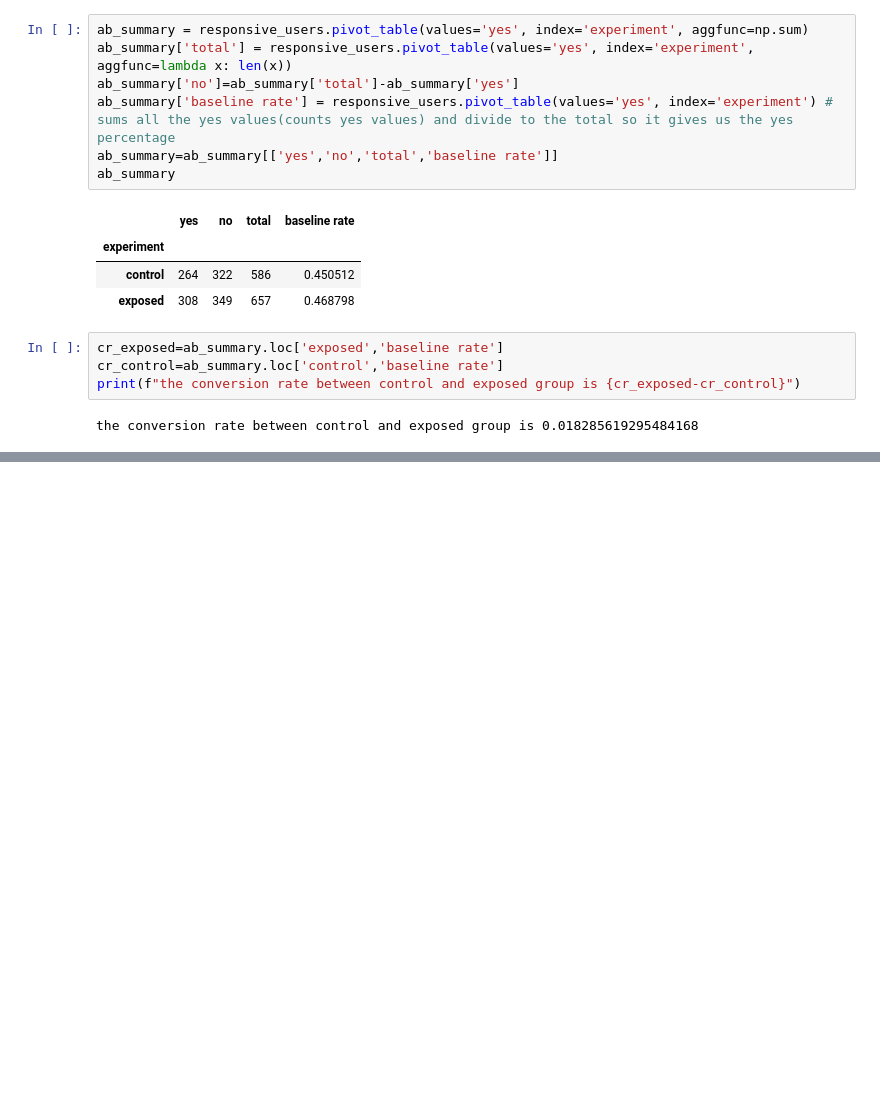
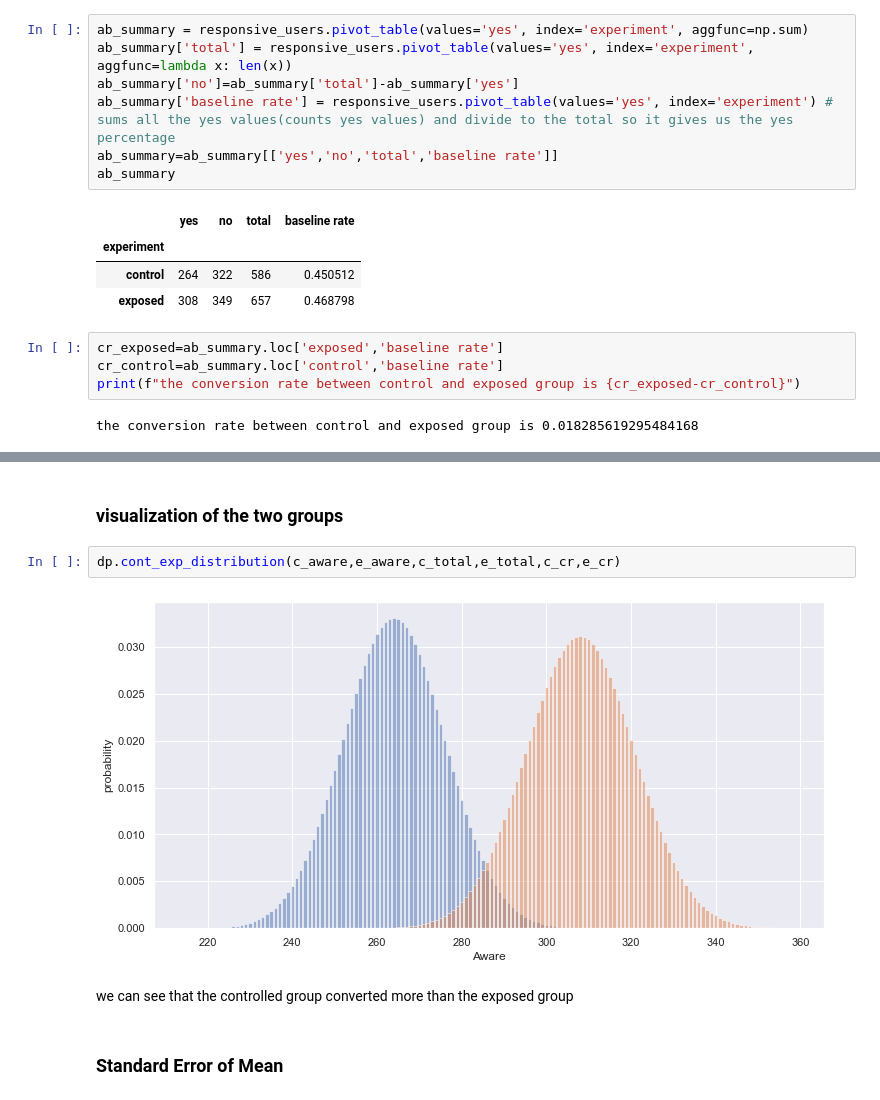
Before and after one commit to TenAcademy/A_B-Hypothesis-Testing, a Jupyter notebook: notebooks/data_exploration.ipynb, the cells around one changed output, grey strips where cells are left out. Drawn from its saved outputs; the diff is of its cells as text; blank space fills up the shorter version.

```diff
--- a/notebooks/data_exploration.ipynb
+++ b/notebooks/data_exploration.ipynb
@@ -248,0 +262,10 @@ the conversion rate between control and exposed group is 0.018285619295484168
+# %% [markdown]
+### visualization of the two groups
+# %%
+dp.cont_exp_distribution(c_aware,e_aware,c_total,e_total,c_cr,e_cr)
+# %% [output]
+[figure, added]
+# %% [markdown]
+we can see that the controlled group converted more than the exposed group
+# %% [markdown]
+### Standard Error of Mean
```
Also changed, not shown: parts of 4 cells of this notebook, 1 other file.
